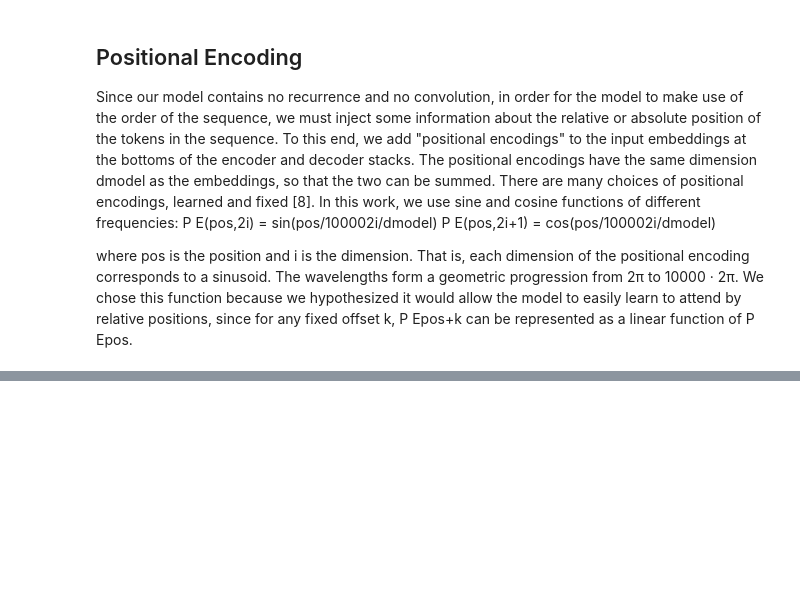
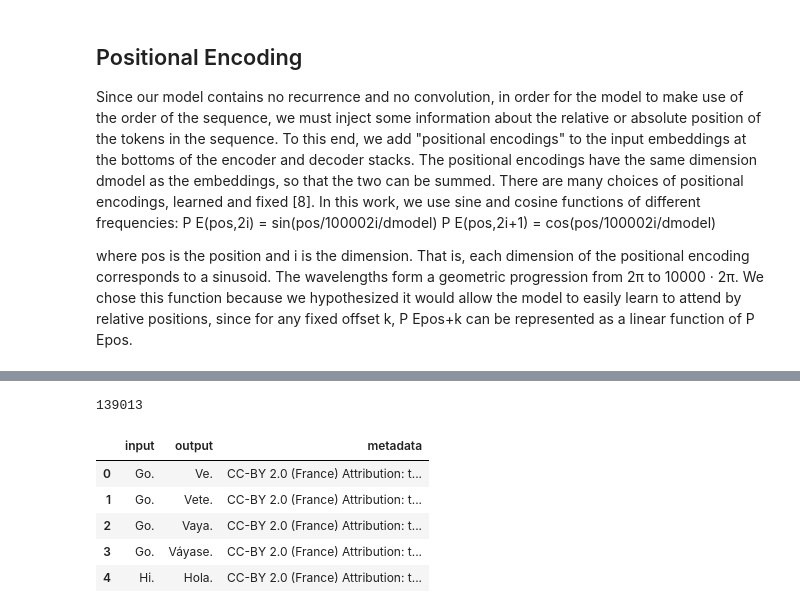
Before and after one commit to lorenzoram/aiayn, a Jupyter notebook: aiayn-torch.ipynb, the cells around one changed output, grey strips where cells are left out. Drawn from its saved outputs; the diff is of its cells as text; code cells hidden in the pictures; blank space fills up the shorter version.

```diff
--- a/aiayn-torch.ipynb
+++ b/aiayn-torch.ipynb
@@ -204,0 +214,11 @@ class Transformer(nn.Module):
+# %%
+print(len(data))
+data.head()
+# %% [output]
+139013
+|  | input | output | metadata |
+| 0 | Go. | Ve. | CC-BY 2.0 (France) Attribution: t... |
+| 1 | Go. | Vete. | CC-BY 2.0 (France) Attribution: t... |
+| 2 | Go. | Vaya. | CC-BY 2.0 (France) Attribution: t... |
+| 3 | Go. | Váyase. | CC-BY 2.0 (France) Attribution: t... |
+| 4 | Hi. | Hola. | CC-BY 2.0 (France) Attribution: t... |
```
Also changed, not shown: parts of 18 cells of this notebook.
